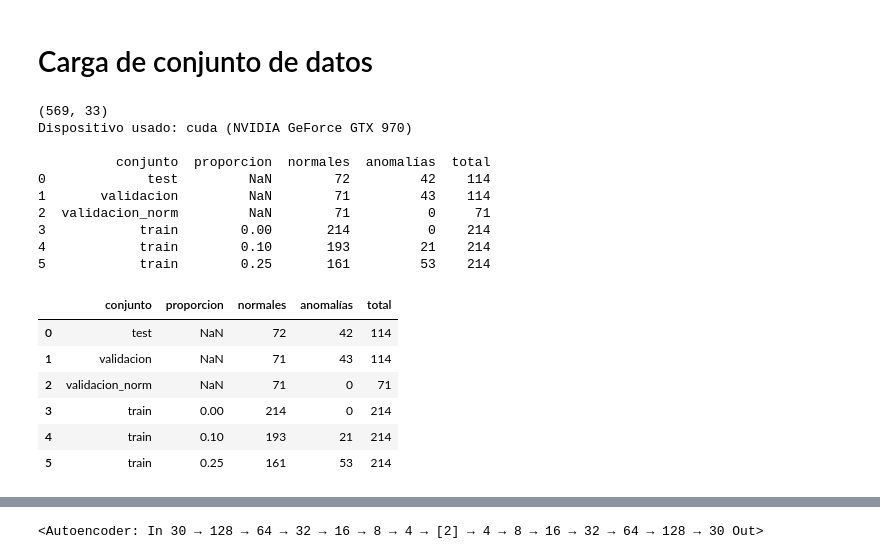
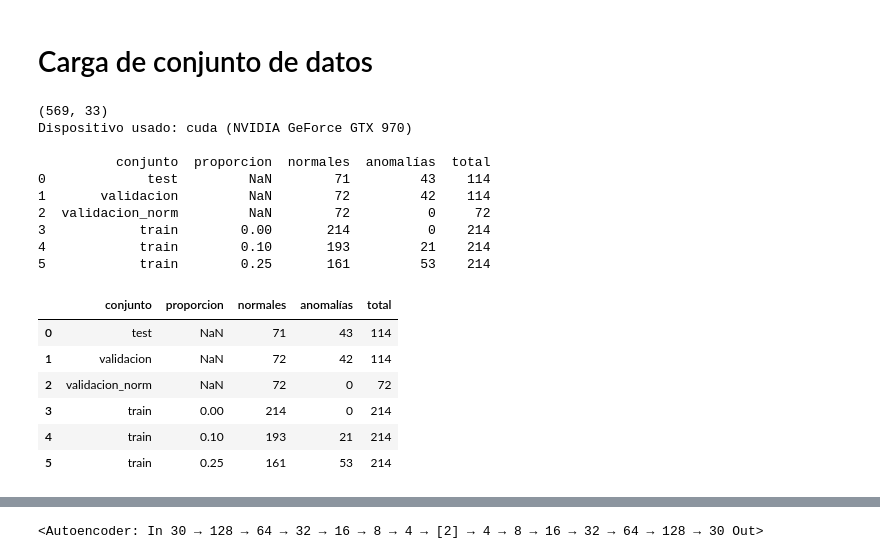
Before and after one commit to matias-cisnero/anomaly-detection-with-autoencoder, a Jupyter notebook: notebooks/test.ipynb, the cells around one changed output, grey strips where cells are left out. Drawn from its saved outputs; the diff is of its cells as text; code cells hidden in the pictures.

```diff
--- a/notebooks/test.ipynb
+++ b/notebooks/test.ipynb
@@ -5,42 +5,63 @@ import sys, os
 sys.path.append(os.path.abspath(".."))
 import pandas as pd
 import numpy as np
-from models import Autoencoder
-from utils import crear_conjuntos_con_validacion_estandarizados, get_device, mostrar_resumen_validacion
+from models import Autoencoder, SAE, CAE
+from utils import crear_conjuntos_con_validacion_estandarizados, set_seed, get_device, mostrar_resumen_validacion
+
+set_seed(11)
 
 df = pd.read_csv("../data/breast-cancer-wisconsin.csv")
 print(df.shape)
 
 # Quitamos atributos no necesarios
 df = df.drop(columns=["id", "Unnamed: 32"])
+"""
+atributos_seleccionados = [
+    "diagnosis",
+    "concave points_worst",
+    "perimeter_worst",
+    "concave points_mean",
+    "radius_worst",
+    "perimeter_mean",
+    "area_worst",
+    "radius_mean",
+    "area_mean"
+]
+df = df[atributos_seleccionados]
+"""
 
 # Reemplazamos los valores en diagnosis por 0 y 1
 df["diagnosis"] = df["diagnosis"].map({"M": 1, "B": 0})
 
 # Dividimos nuestro conjuntos de datos y lo estandarizamos respecto a la división de entrenamiento. original: B = 357, M = 212
 conjuntos = crear_conjuntos_con_validacion_estandarizados(df, "diagnosis")
 etiquetas = ["A", "B", "C"]
 
 x_test, y_test, x_val, y_val, x_val_norm, y_val_norm, conjuntos_train = conjuntos
 
+# Desempaquetamos los conjuntos A, B y C
+x_train_A, y_train_A = conjuntos_train[0]  # 0% de anómalos
+x_train_B, y_train_B = conjuntos_train[1]  # 10% de anómalos
+x_train_C, y_train_C = conjuntos_train[2]  # 25% de anómalos
+
 device = get_device()
 
 mostrar_resumen_validacion(conjuntos)
 # %% [output]
 (569, 33)
 Dispositivo usado: cuda (NVIDIA GeForce GTX 970)
 
           conjunto  proporcion  normales  anomalías  total
-0             test         NaN        72         42    114
-1       validacion         NaN        71         43    114
-2  validacion_norm         NaN        71          0     71
+0             test         NaN        71         43    114
+1       validacion         NaN        72         42    114
+2  validacion_norm         NaN        72          0     72
 3            train        0.00       214          0    214
 4            train        0.10       193         21    214
 5            train        0.25       161         53    214
 |  | conjunto | proporcion | normales | anomalías | total |
-| 0 | test | NaN | 72 | 42 | 114 |
-| 1 | validacion | NaN | 71 | 43 | 114 |
-| 2 | validacion_norm | NaN | 71 | 0 | 71 |
+| 0 | test | NaN | 71 | 43 | 114 |
+| 1 | validacion | NaN | 72 | 42 | 114 |
+| 2 | validacion_norm | NaN | 72 | 0 | 72 |
 | 3 | train | 0.00 | 214 | 0 | 214 |
 | 4 | train | 0.10 | 193 | 21 | 214 |
 | 5 | train | 0.25 | 161 | 53 | 214 |
```
Also changed, not shown: parts of 16 cells of this notebook, 14 other files.
